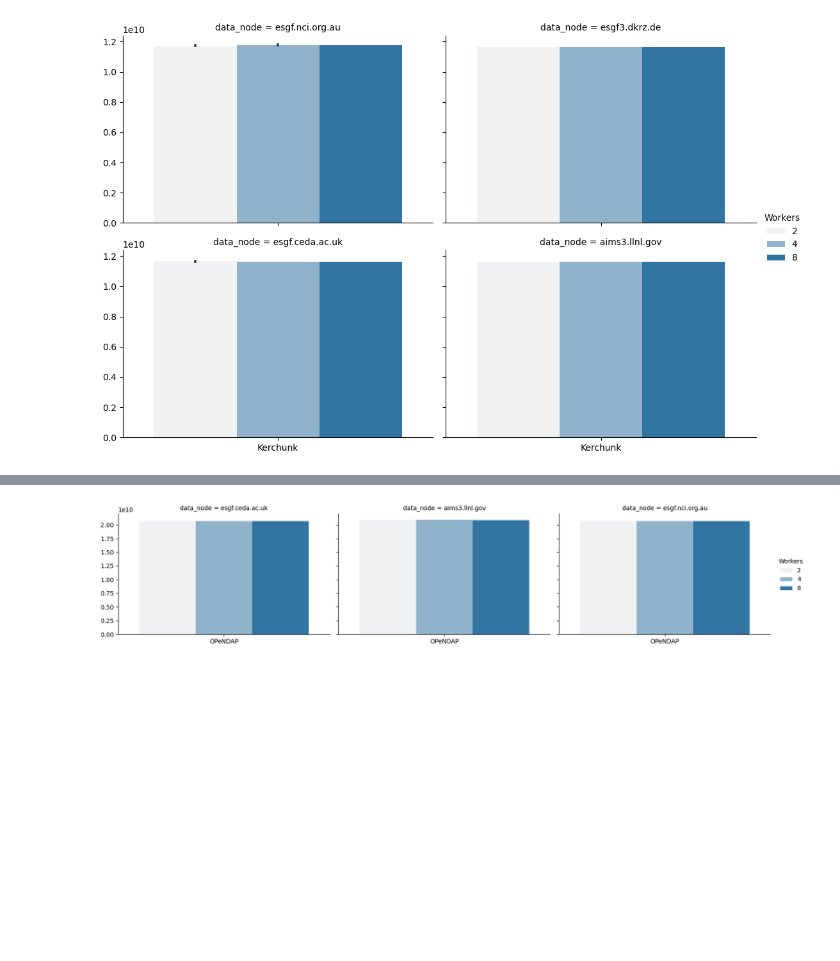
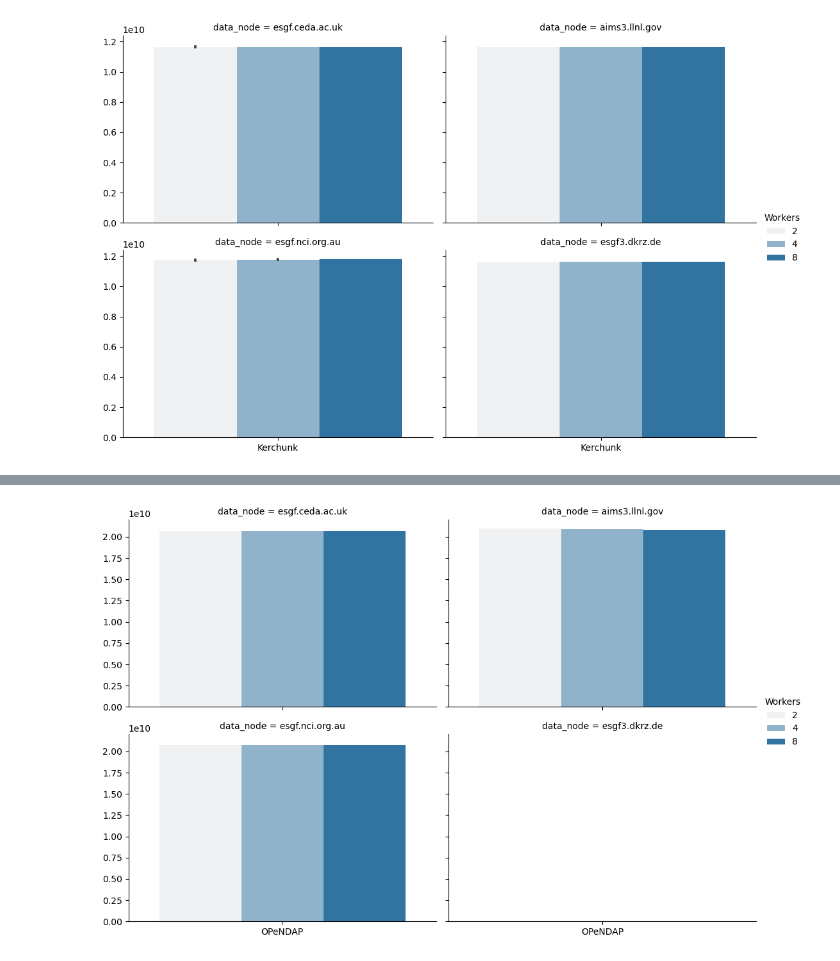
Before and after one commit to zequihg50/esgf-virtual-aggregation, a Jupyter notebook: results.ipynb, the cells around one changed output, grey strips where cells are left out. Drawn from its saved outputs; the diff is of its cells as text; code cells hidden in the pictures; blank space fills up the shorter version.

```diff
--- a/results.ipynb
+++ b/results.ipynb
@@ -9,7 +9,7 @@ import seaborn as sns
 import matplotlib.pyplot as plt
 import cartopy.crs as ccrs
 # %%
-df = pd.read_csv("multiple-runs-48-compression10.csv")
+df = pd.read_csv("results.csv")
 # %% [markdown]
 ### Analyze the results
 # %%
@@ -42,10 +42,10 @@ plt.show()
 # %%
-g = sns.FacetGrid(df[df['name'] == 'OPeNDAP'], col="data_node", height=3.5, aspect=1.5)
+g = sns.FacetGrid(df[df['name'] == 'OPeNDAP'], col="data_node", col_order=["esgf.ceda.ac.uk", "aims3.llnl.gov", "esgf.nci.org.au", "esgf3.dkrz.de"], col_wrap=2, height=3.5, aspect=1.5)
 g.map_dataframe(sns.barplot, x="name", y="bytes_recv", hue="workers")
 g.add_legend(title="Workers")
 
 plt.savefig("opendap-bytes.svg")
 plt.show()
 # %% [output]
-[figure, old version]
+[figure, new version]
 # %%
```
Also changed, not shown: parts of 5 cells of this notebook, 12 other files.
